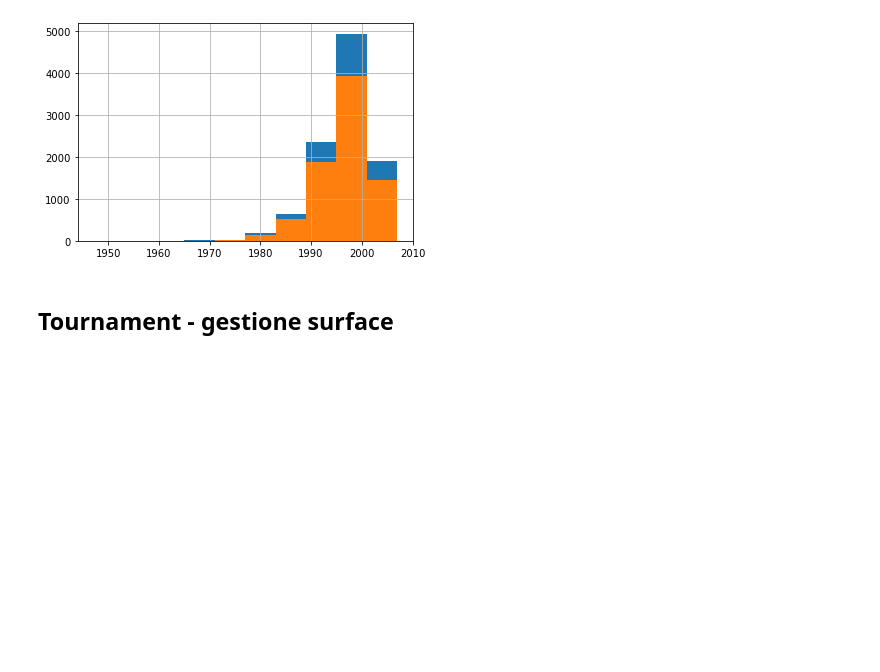
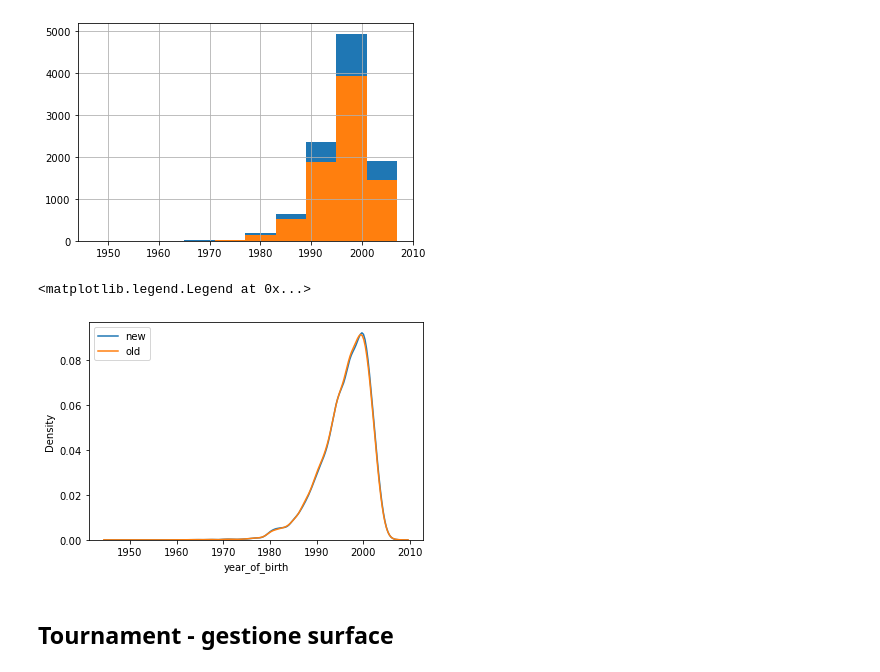
Before and after one commit to cri98li/Laboratory-of-Data-Science, a Jupyter notebook: Gruppo/Parte 1 - 13-11-2021/Missing values.ipynb, the cells around one changed output. Saved outputs shown, nothing was run; the diff lists cells and outputs as text; code cells hidden in the pictures; blank space fills up the shorter version.

```diff
--- a/Gruppo/Parte 1 - 13-11-2021/Missing values.ipynb
+++ b/Gruppo/Parte 1 - 13-11-2021/Missing values.ipynb
@@ -221,7 +226,7 @@ year_of_birth    2108
 dtype: int64
 # %%
 player['hand'] = player.hand.fillna('U')
-player['ht'] = player.groupby('sex')['ht'].apply(lambda x: x.ffill().bfill())
+player['ht'] = player.groupby(['sex'])['ht'].apply(lambda x: x.ffill().bfill())
 # %%
 player['hand'].value_counts(dropna=False).plot(kind="bar")
 player_originale['hand'].value_counts(dropna=False).plot(kind="bar")
@@ -267,6 +272,13 @@ player_originale['year_of_birth'].hist()
 # %% [output]
 <AxesSubplot:>
 [figure]
+# %%
+sns.kdeplot(data=player['year_of_birth'], label='new')
+sns.kdeplot(data=player_originale['year_of_birth'], label='old')
+plt.legend()
+# %% [output]
+<matplotlib.legend.Legend at 0x...>
+[figure, added]
 # %%
 player = player.astype({"ht": int, "year_of_birth": int})
 # %% [markdown]
```
Also changed, not shown: parts of 10 cells of this notebook, 8 other files.
